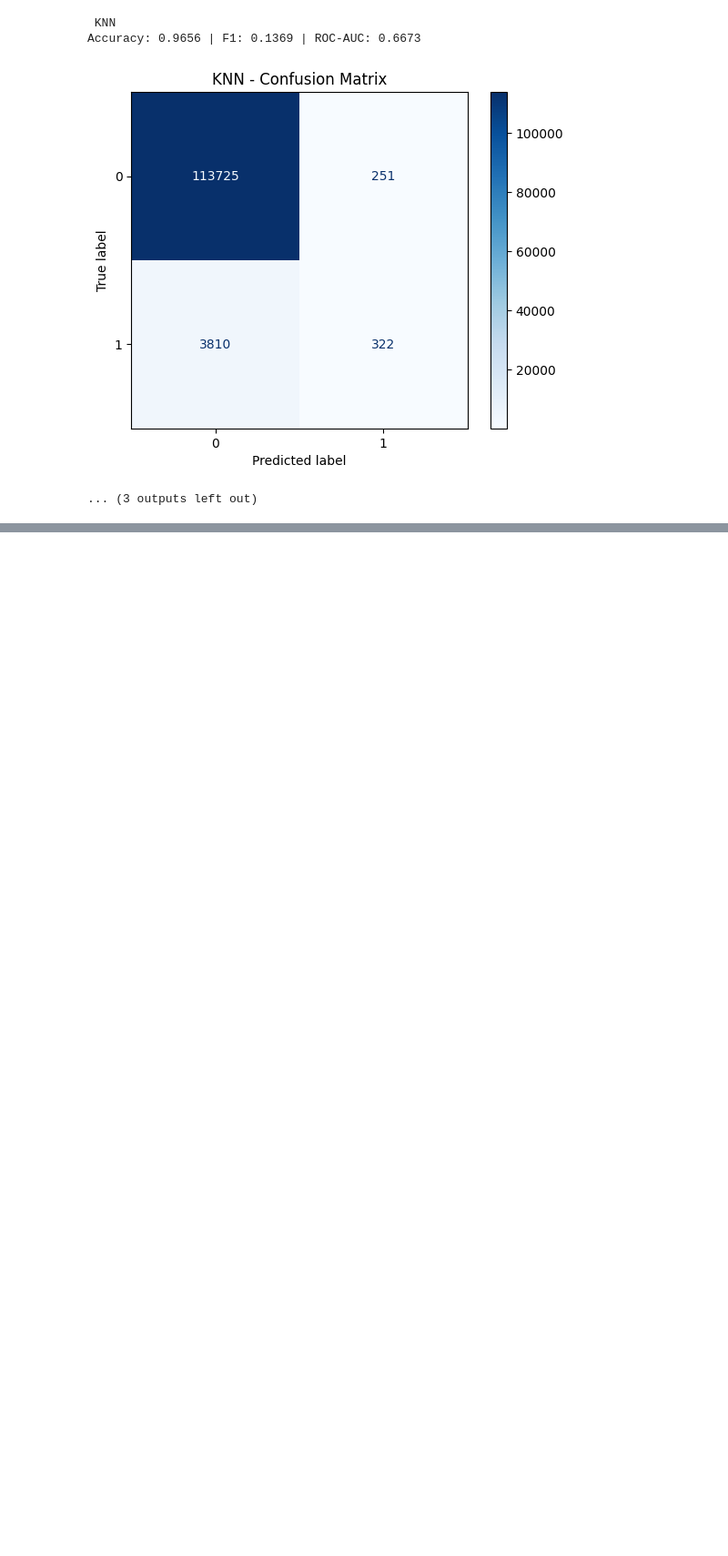
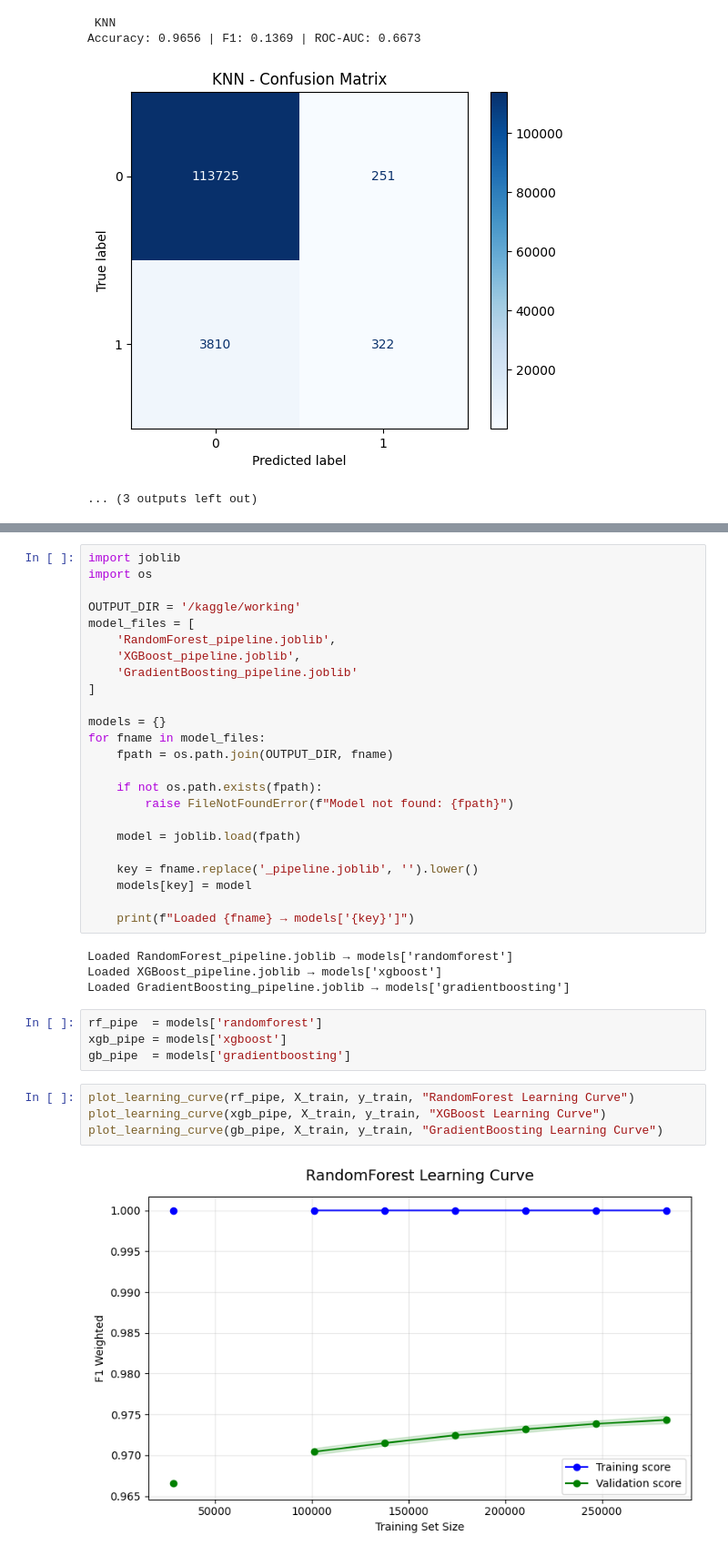
Before and after one commit to Manishshtestha/Classification, a Jupyter notebook: IEEE-Fraud-Detection/modelFit.ipynb, the cells around one changed output, grey strips where cells are left out. Shown at 91% size. Drawn from its saved outputs; the diff is of its cells as text; blank space fills up the shorter version.

Commit message:
Kaggle Notebook | IEEE-Fraud-Detection | Version 2

```diff
--- a/IEEE-Fraud-Detection/modelFit.ipynb
+++ b/IEEE-Fraud-Detection/modelFit.ipynb
@@ -260,0 +297,38 @@ Accuracy: 0.9656 | F1: 0.1369 | ROC-AUC: 0.6673
+# %%
+import joblib
+import os
+
+OUTPUT_DIR = '/kaggle/working'
+model_files = [
+    'RandomForest_pipeline.joblib',
+    'XGBoost_pipeline.joblib',
+    'GradientBoosting_pipeline.joblib'
+]
+
+models = {}
+for fname in model_files:
+    fpath = os.path.join(OUTPUT_DIR, fname)
+
+    if not os.path.exists(fpath):
+        raise FileNotFoundError(f"Model not found: {fpath}")
+
+    model = joblib.load(fpath)
+
+    key = fname.replace('_pipeline.joblib', '').lower()
+    models[key] = model
+
+    print(f"Loaded {fname} → models['{key}']")
+# %% [output]
+Loaded RandomForest_pipeline.joblib → models['randomforest']
+Loaded XGBoost_pipeline.joblib → models['xgboost']
+Loaded GradientBoosting_pipeline.joblib → models['gradientboosting']
+# %%
+rf_pipe  = models['randomforest']
+xgb_pipe = models['xgboost']
+gb_pipe  = models['gradientboosting']
+# %%
+plot_learning_curve(rf_pipe, X_train, y_train, "RandomForest Learning Curve")
+plot_learning_curve(xgb_pipe, X_train, y_train, "XGBoost Learning Curve")
+plot_learning_curve(gb_pipe, X_train, y_train, "GradientBoosting Learning Curve")
+# %% [output]
+[figure, added]
```
Also changed, not shown: parts of 3 cells of this notebook.
